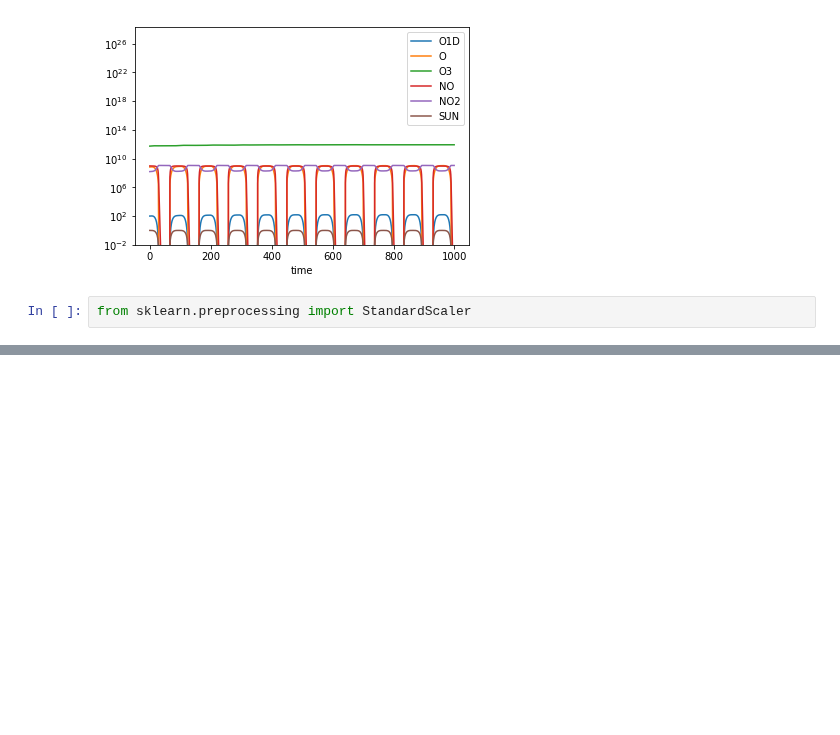
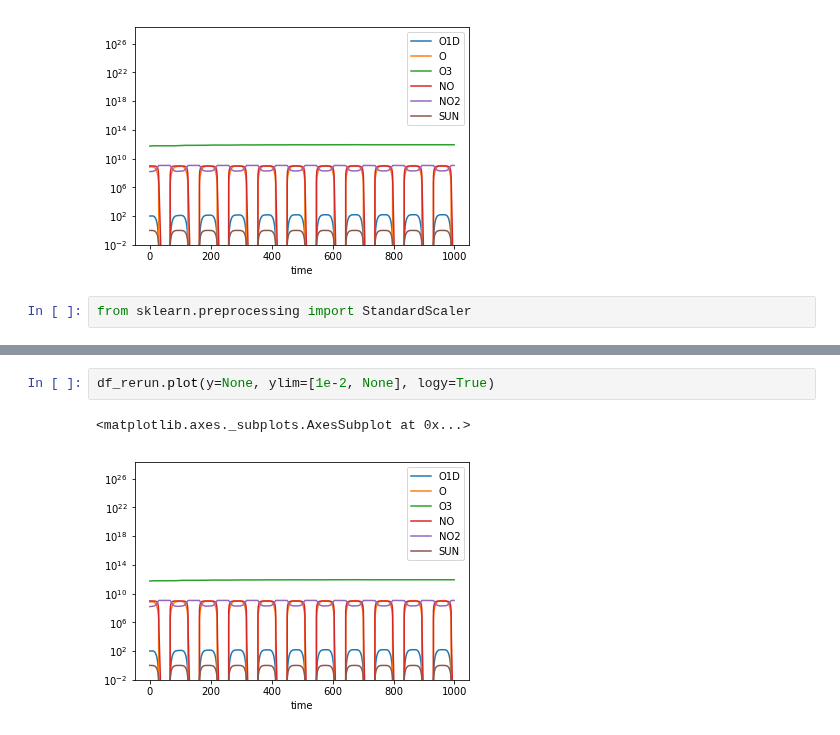
Before and after one commit to JiaweiZhuang/KPP, a Jupyter notebook: my_tests/small_strato/use_f2py.ipynb, the cells around one changed output, grey strips where cells are left out. Saved outputs shown, nothing was run; the diff lists cells and outputs as text; blank space fills up the shorter version.

```diff
--- a/my_tests/small_strato/use_f2py.ipynb
+++ b/my_tests/small_strato/use_f2py.ipynb
@@ -63,0 +98,5 @@ df_history.plot()
+# %%
+df_rerun.plot(y=None, ylim=[1e-2, None], logy=True)
+# %% [output]
+<matplotlib.axes._subplots.AxesSubplot at 0x...>
+[figure, added]
```
Also changed, not shown: parts of 14 cells of this notebook, 2 other files.
